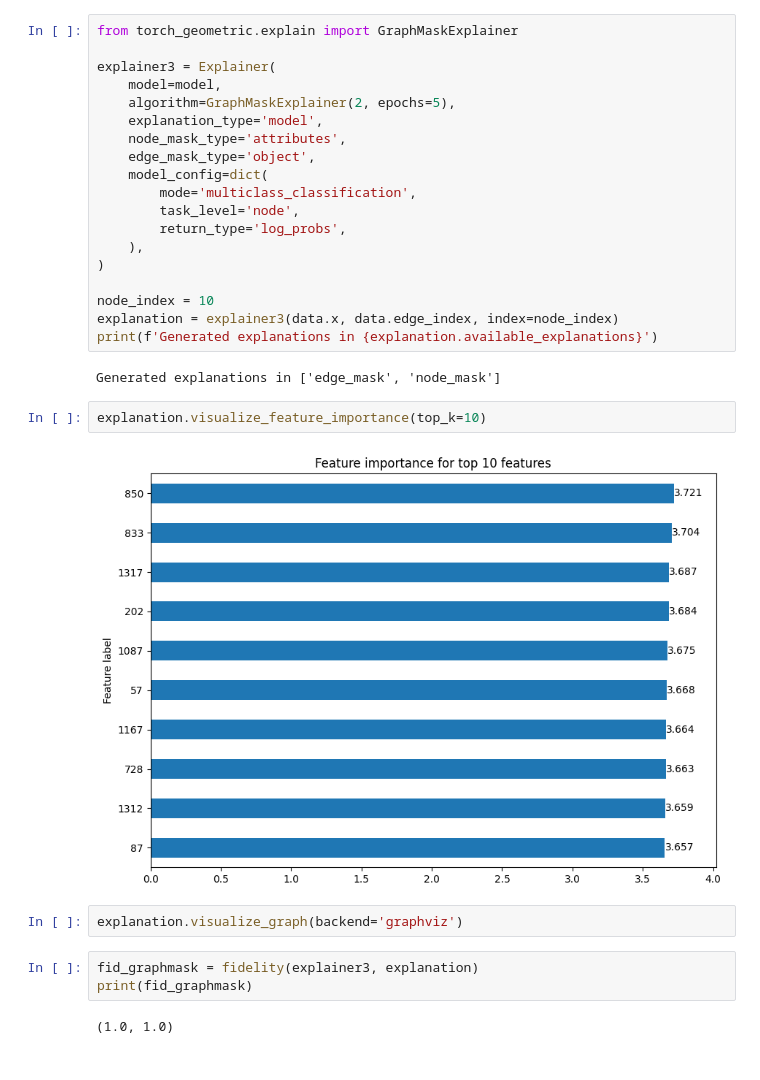
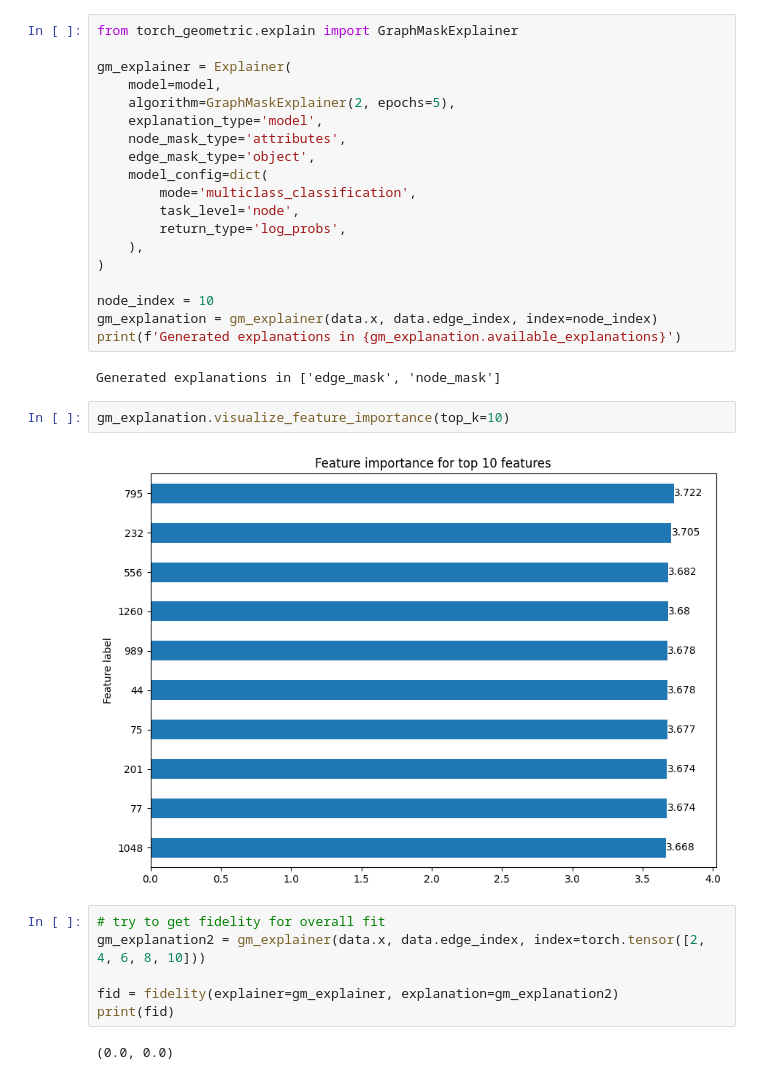
Before and after one commit to alyssaanastasi/srebp2-explanations, a Jupyter notebook: cora_dataset.ipynb, the cells around one changed output. Saved outputs shown, nothing was run; the diff lists cells and outputs as text.

```diff
--- a/cora_dataset.ipynb
+++ b/cora_dataset.ipynb
@@ -422,7 +542,7 @@ Now, we will try to use GraphMask Explainer.
 # %%
 from torch_geometric.explain import GraphMaskExplainer
 
-explainer3 = Explainer(
+gm_explainer = Explainer(
     model=model,
     algorithm=GraphMaskExplainer(2, epochs=5),
     explanation_type='model',
@@ -436,18 +556,19 @@ explainer3 = Explainer(
 )
 
 node_index = 10
-explanation = explainer3(data.x, data.edge_index, index=node_index)
-print(f'Generated explanations in {explanation.available_explanations}')
+gm_explanation = gm_explainer(data.x, data.edge_index, index=node_index)
+print(f'Generated explanations in {gm_explanation.available_explanations}')
 # %% [output]
 Generated explanations in ['edge_mask', 'node_mask']
 # %%
-explanation.visualize_feature_importance(top_k=10)
+gm_explanation.visualize_feature_importance(top_k=10)
 # %% [output]
-[figure, old version]
+[figure, new version]
-# %%
-explanation.visualize_graph(backend='graphviz')
-# %%
-fid_graphmask = fidelity(explainer3, explanation)
-print(fid_graphmask)
-# %% [output]
-(1.0, 1.0)
+# %%
+# try to get fidelity for overall fit
+gm_explanation2 = gm_explainer(data.x, data.edge_index, index=torch.tensor([2, 4, 6, 8, 10]))
+
+fid = fidelity(explainer=gm_explainer, explanation=gm_explanation2)
+print(fid)
+# %% [output]
+(0.0, 0.0)
```
Also changed, not shown: parts of 19 cells of this notebook, 15 other files.
